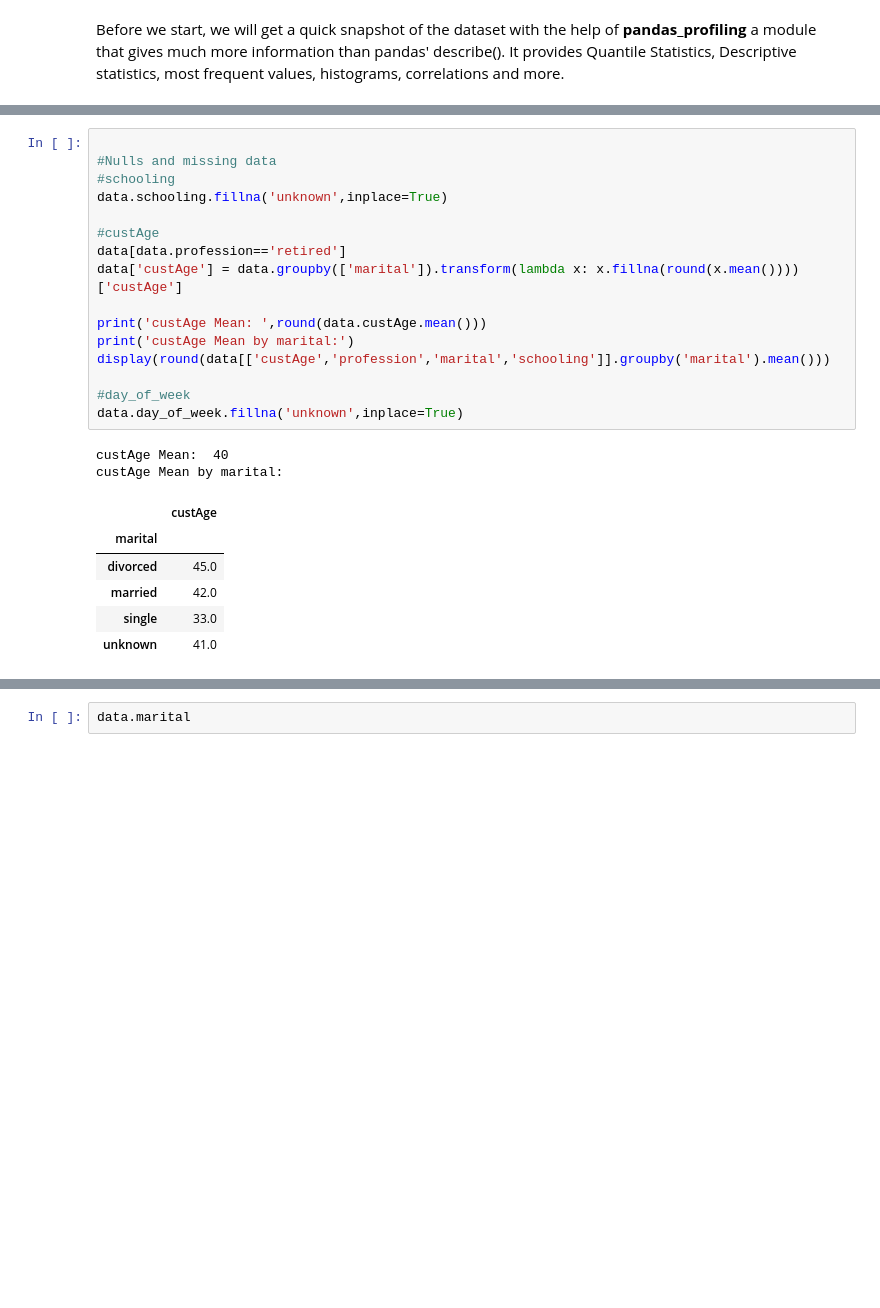
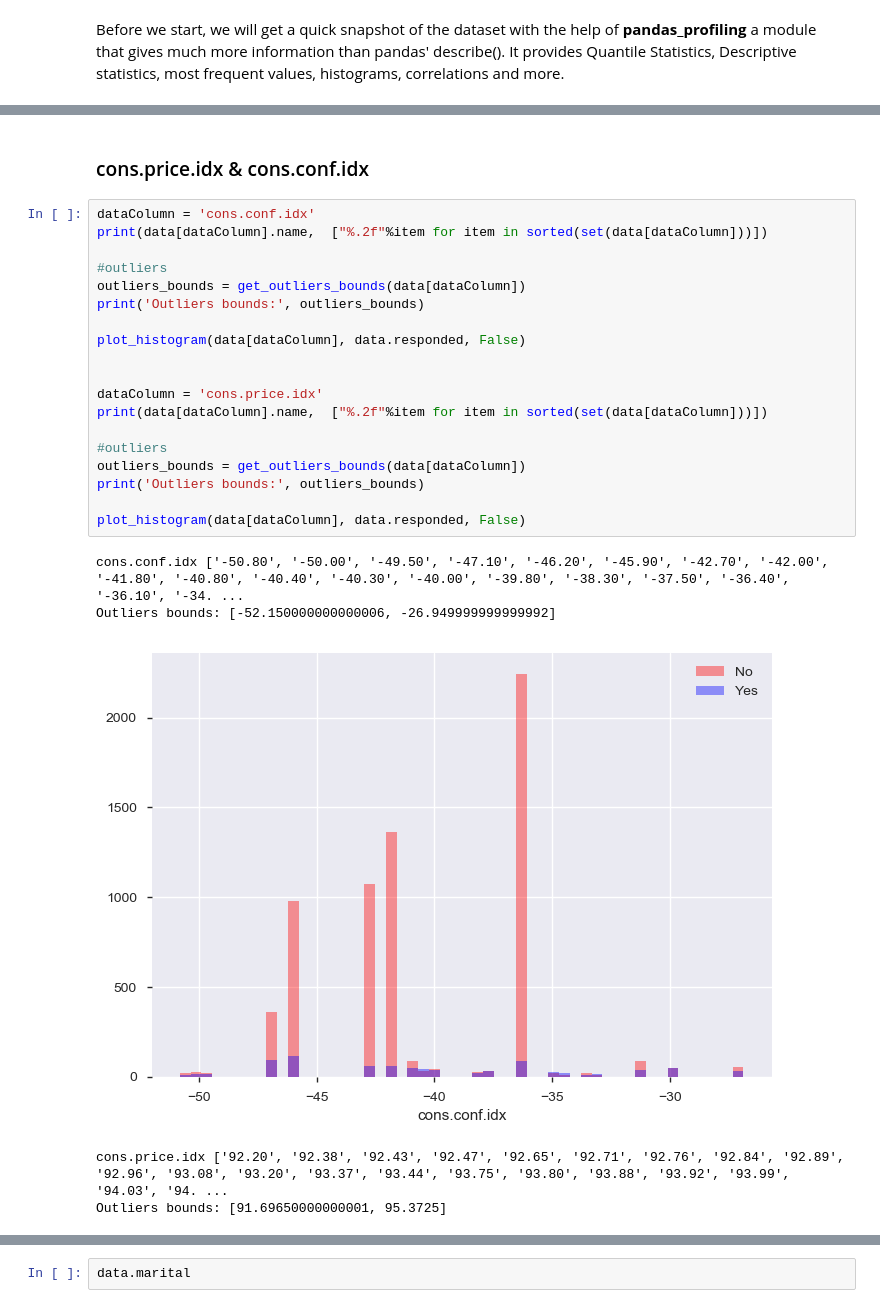
Before and after one commit to giorgiosaez/data-science-cases, a Jupyter notebook: Marketing-EVT/Marketing_Case-ELVT.ipynb, the cells around one changed output, grey strips where cells are left out. Cells and saved outputs as stored; diff of their text form; blank space fills up the shorter version.

```diff
--- a/Marketing-EVT/Marketing_Case-ELVT.ipynb
+++ b/Marketing-EVT/Marketing_Case-ELVT.ipynb
@@ -203,25 +199,27 @@ campaign1 ['1', '2', '3', '4', '5', '6', '7+']
-# %%
-
-#Nulls and missing data
-#schooling
-data.schooling.fillna('unknown',inplace=True)
-
-#custAge
-data[data.profession=='retired']
-data['custAge'] = data.groupby(['marital']).transform(lambda x: x.fillna(round(x.mean())))['custAge']
-
-print('custAge Mean: ',round(data.custAge.mean()))
-print('custAge Mean by marital:')
-display(round(data[['custAge','profession','marital','schooling']].groupby('marital').mean()))
-
-#day_of_week
-data.day_of_week.fillna('unknown',inplace=True)
-# %% [output]
-custAge Mean:  40
-custAge Mean by marital:
-|  | custAge |
-| marital |  |
-| divorced | 45.0 |
-| married | 42.0 |
-| single | 33.0 |
-| unknown | 41.0 |
+# %% [markdown]
+### cons.price.idx  & cons.conf.idx
+# %%
+dataColumn = 'cons.conf.idx'
+print(data[dataColumn].name,  ["%.2f"%item for item in sorted(set(data[dataColumn]))])
+
+#outliers
+outliers_bounds = get_outliers_bounds(data[dataColumn])
+print('Outliers bounds:', outliers_bounds)
+
+plot_histogram(data[dataColumn], data.responded, False)
+
+
+dataColumn = 'cons.price.idx'
+print(data[dataColumn].name,  ["%.2f"%item for item in sorted(set(data[dataColumn]))])
+
+#outliers
+outliers_bounds = get_outliers_bounds(data[dataColumn])
+print('Outliers bounds:', outliers_bounds)
+
+plot_histogram(data[dataColumn], data.responded, False)
+# %% [output]
+cons.conf.idx ['-50.80', '-50.00', '-49.50', '-47.10', '-46.20', '-45.90', '-42.70', '-42.00', '-41.80', '-40.80', '-40.40', '-40.30', '-40.00', '-39.80', '-38.30', '-37.50', '-36.40', '-36.10', '-34. ...
+Outliers bounds: [-52.150000000000006, -26.949999999999992]
+[figure, added]
+cons.price.idx ['92.20', '92.38', '92.43', '92.47', '92.65', '92.71', '92.76', '92.84', '92.89', '92.96', '93.08', '93.20', '93.37', '93.44', '93.75', '93.80', '93.88', '93.92', '93.99', '94.03', '94. ...
+Outliers bounds: [91.69650000000001, 95.3725]
```
Also changed, not shown: parts of 47 cells of this notebook.
